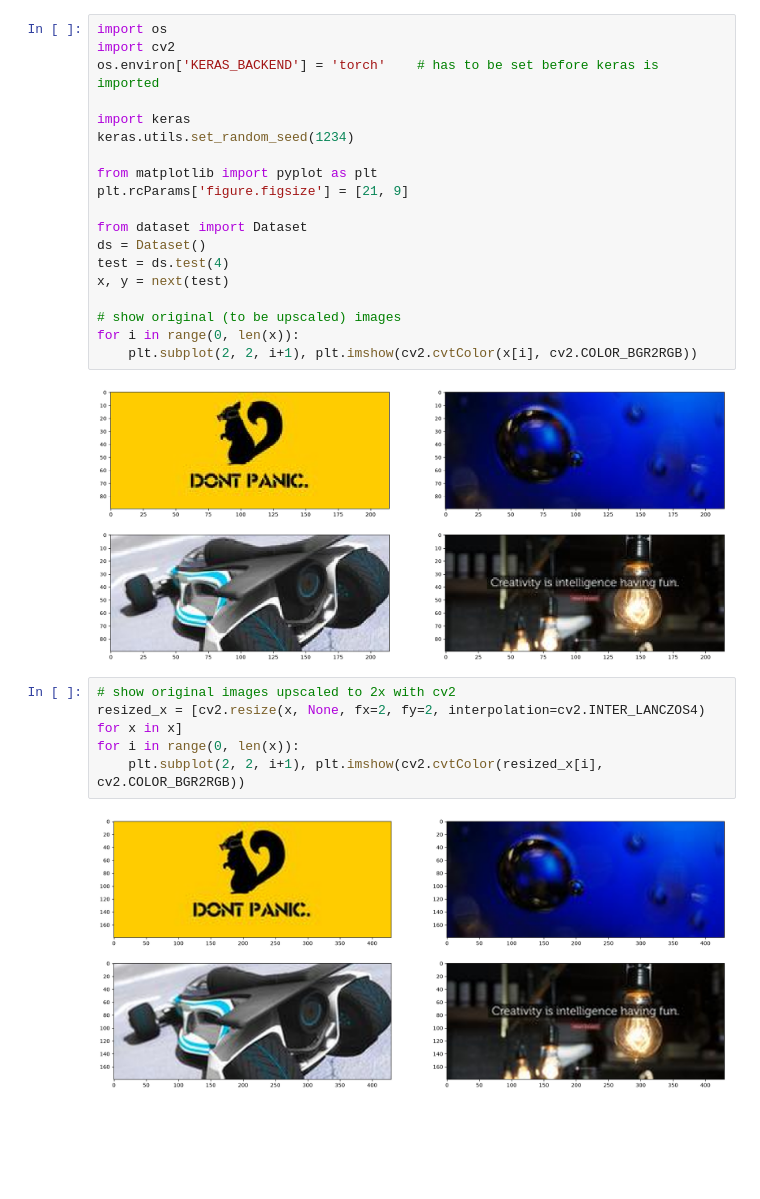
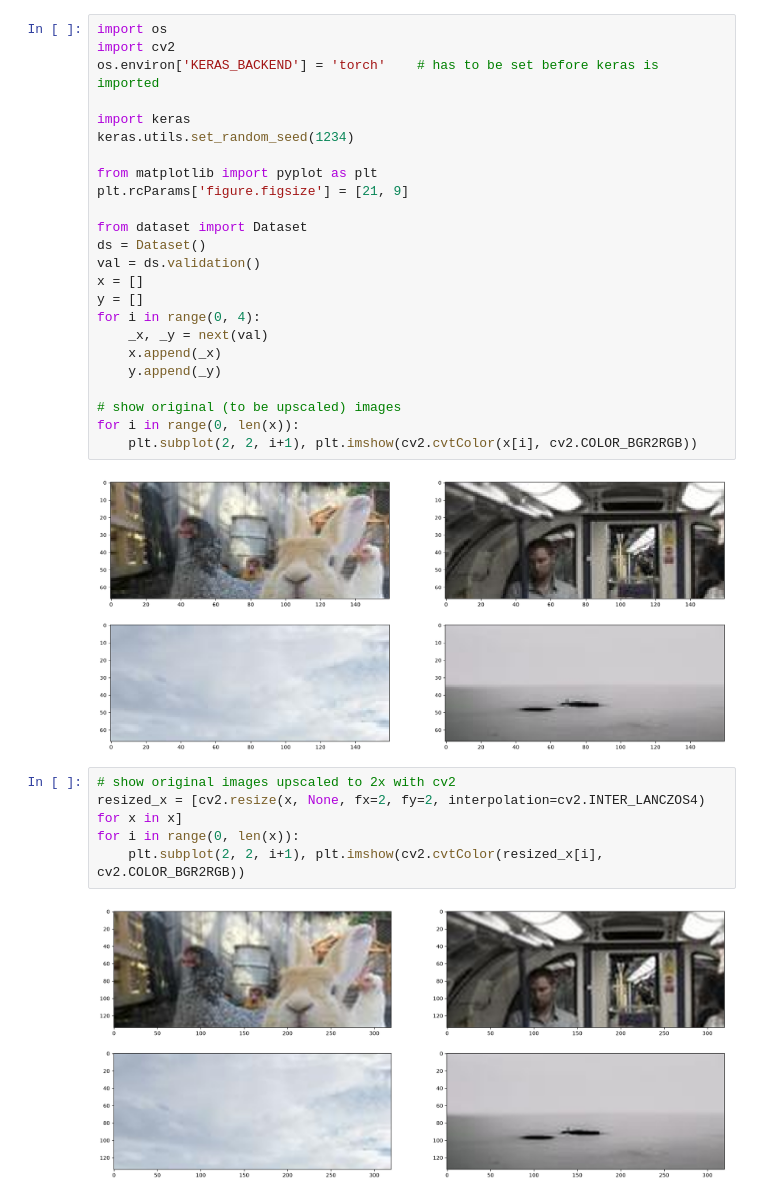
Before and after one commit to andreasvonvogt/cv-course-project, a Jupyter notebook: compare.ipynb, the cells around one changed output. Saved outputs shown, nothing was run; the diff lists cells and outputs as text; blank space fills up the shorter version.

Commit message:
Improve sample extraction, use validation dataset for comparisons

```diff
--- a/compare.ipynb
+++ b/compare.ipynb
@@ -1,31 +1,36 @@
 # %%
 import os
 import cv2
 os.environ['KERAS_BACKEND'] = 'torch'    # has to be set before keras is imported
 
 import keras
 keras.utils.set_random_seed(1234)
 
 from matplotlib import pyplot as plt
 plt.rcParams['figure.figsize'] = [21, 9]
 
 from dataset import Dataset
 ds = Dataset()
-test = ds.test(4)
-x, y = next(test)
+val = ds.validation()
+x = []
+y = []
+for i in range(0, 4):
+    _x, _y = next(val)
+    x.append(_x)
+    y.append(_y)
 
 # show original (to be upscaled) images
 for i in range(0, len(x)):
     plt.subplot(2, 2, i+1), plt.imshow(cv2.cvtColor(x[i], cv2.COLOR_BGR2RGB))
 # %% [output]
-[figure, old version]
+[figure, new version]
 # %%
 # show original images upscaled to 2x with cv2
 resized_x = [cv2.resize(x, None, fx=2, fy=2, interpolation=cv2.INTER_LANCZOS4) for x in x]
 for i in range(0, len(x)):
     plt.subplot(2, 2, i+1), plt.imshow(cv2.cvtColor(resized_x[i], cv2.COLOR_BGR2RGB))
 # %% [output]
-[figure, old version]
+[figure, new version]
 # %%
 # show original 2x scaled images
 for i in range(0, len(y)):
```
Also changed, not shown: parts of 1 cell of this notebook, 1 other file.
